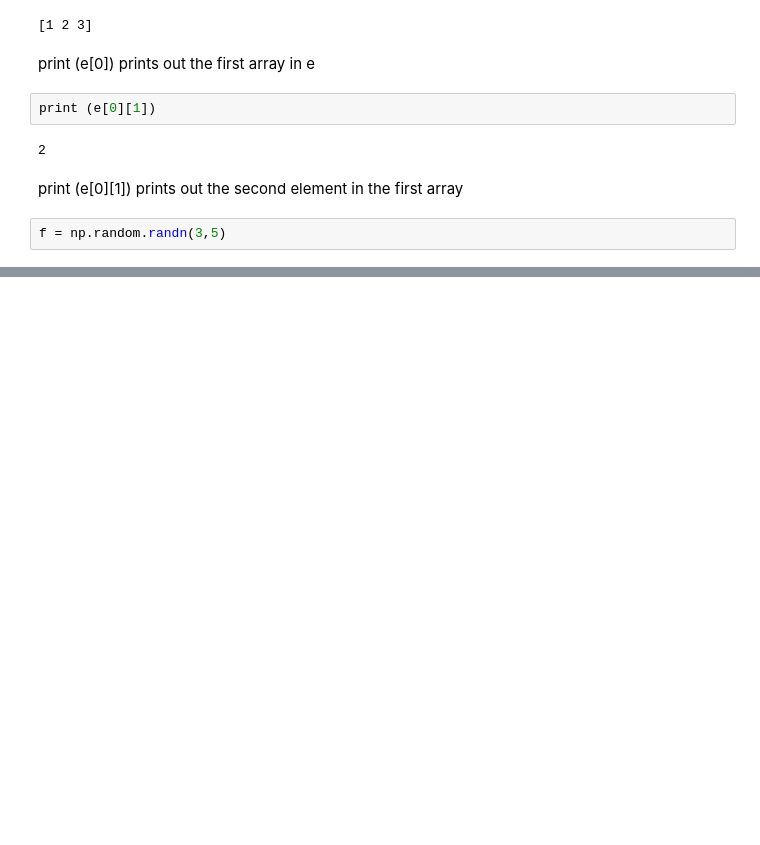
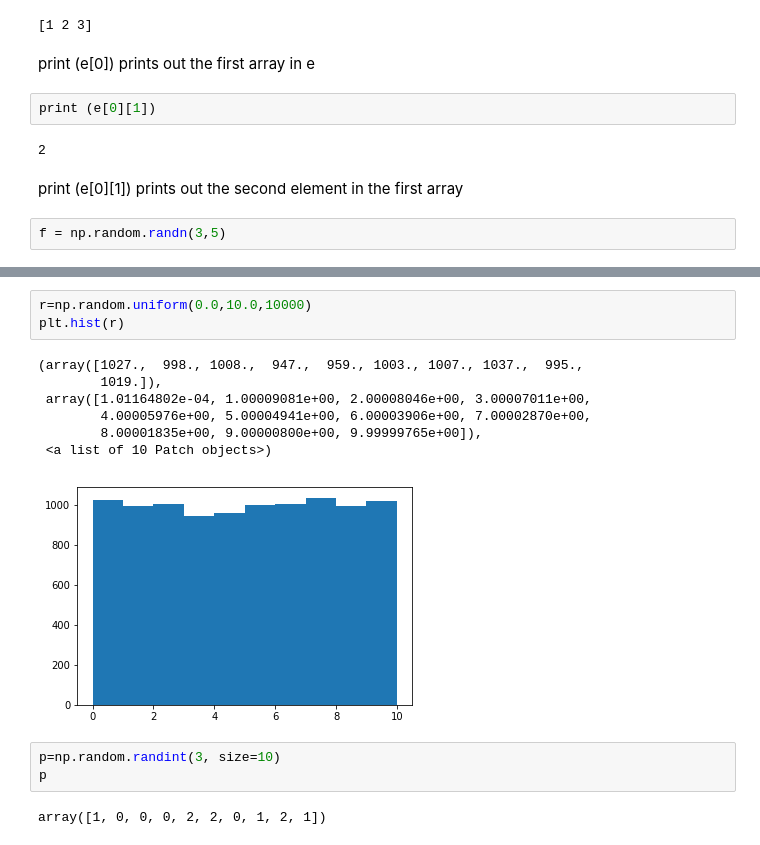
Before and after one commit to sarahCarroll/emerg-tech-assign, a Jupyter notebook: NumPy Random.ipynb, the cells around one changed output, grey strips where cells are left out. Cells and saved outputs as stored; diff of their text form; blank space fills up the shorter version.

```diff
--- a/NumPy Random.ipynb
+++ b/NumPy Random.ipynb
@@ -78,0 +111,16 @@ np.random.randn(3,5) prints out a random multidimentional array with array size
+# %%
+r=np.random.uniform(0.0,10.0,10000)
+plt.hist(r)
+# %% [output]
+(array([1027.,  998., 1008.,  947.,  959., 1003., 1007., 1037.,  995.,
+        1019.]),
+ array([1.01164802e-04, 1.00009081e+00, 2.00008046e+00, 3.00007011e+00,
+        4.00005976e+00, 5.00004941e+00, 6.00003906e+00, 7.00002870e+00,
+        8.00001835e+00, 9.00000800e+00, 9.99999765e+00]),
+ <a list of 10 Patch objects>)
+[figure, added]
+# %%
+p=np.random.randint(3, size=10)
+p
+# %% [output]
+array([1, 0, 0, 0, 2, 2, 0, 1, 2, 1])
```
Also changed, not shown: parts of 21 cells of this notebook.
